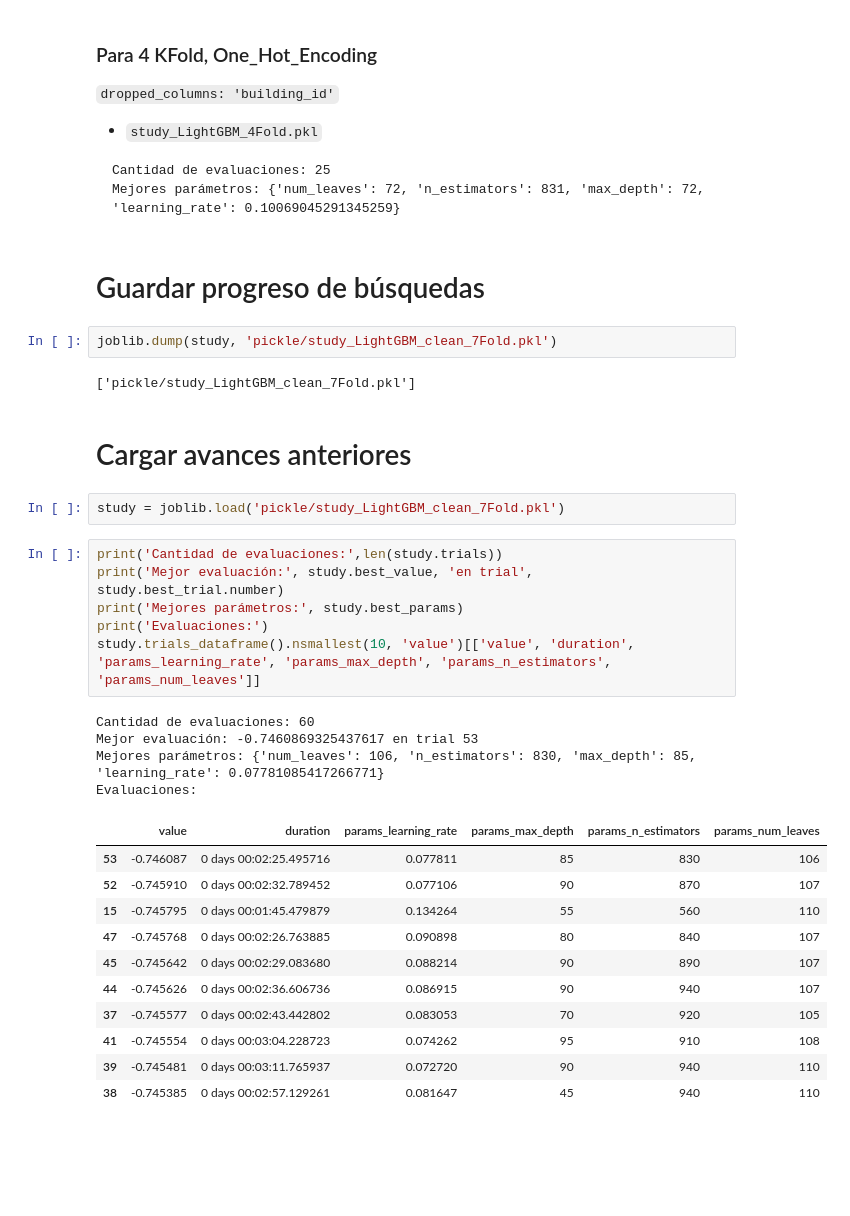
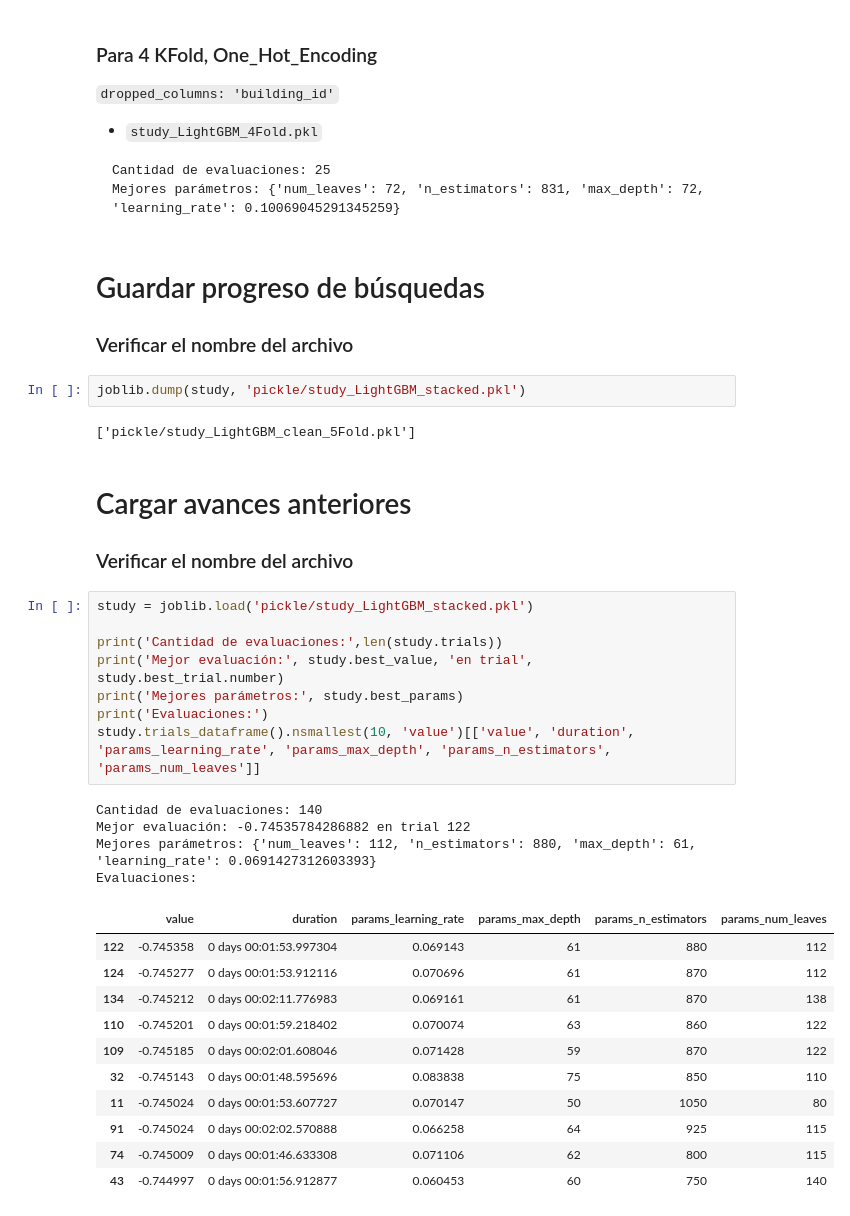
Before and after one commit to ffelfis/OrgaDatosTPs, a Jupyter notebook: TP2/LightGBM_Optuna.ipynb, the cells around one changed output. Drawn from its saved outputs; the diff is of its cells as text; blank space fills up the shorter version.

````diff
--- a/TP2/LightGBM_Optuna.ipynb
+++ b/TP2/LightGBM_Optuna.ipynb
@@ -294,33 +341,35 @@ Mejores parámetros: {'num_leaves': 72, 'n_estimators': 831, 'max_depth': 72, 'l
 ```
 # %% [markdown]
 # Guardar progreso de búsquedas
+### Verificar el nombre del archivo
 # %%
-joblib.dump(study, 'pickle/study_LightGBM_clean_7Fold.pkl')
+joblib.dump(study, 'pickle/study_LightGBM_stacked.pkl')
 # %% [output]
-['pickle/study_LightGBM_clean_7Fold.pkl']
+['pickle/study_LightGBM_clean_5Fold.pkl']
 # %% [markdown]
 # Cargar avances anteriores
+### Verificar el nombre del archivo
 # %%
-study = joblib.load('pickle/study_LightGBM_clean_7Fold.pkl')
+study = joblib.load('pickle/study_LightGBM_stacked.pkl')
+
+print('Cantidad de evaluaciones:',len(study.trials))
+print('Mejor evaluación:', study.best_value, 'en trial', study.best_trial.number)
+print('Mejores parámetros:', study.best_params)
+print('Evaluaciones:')
+study.trials_dataframe().nsmallest(10, 'value')[['value', 'duration', 'params_learning_rate', 'params_max_depth', 'params_n_estimators', 'params_num_leaves']]
+# %% [output]
+Cantidad de evaluaciones: 140
+Mejor evaluación: -0.74535784286882 en trial 122
+Mejores parámetros: {'num_leaves': 112, 'n_estimators': 880, 'max_depth': 61, 'learning_rate': 0.0691427312603393}
+Evaluaciones:
+|  | value | duration | params_learning_rate | params_max_depth | params_n_estimators | params_num_leaves |
+| 122 | -0.745358 | 0 days 00:01:53.997304 | 0.069143 | 61 | 880 | 112 |
+| 124 | -0.745277 | 0 days 00:01:53.912116 | 0.070696 | 61 | 870 | 112 |
+| 134 | -0.745212 | 0 days 00:02:11.776983 | 0.069161 | 61 | 870 | 138 |
+| 110 | -0.745201 | 0 days 00:01:59.218402 | 0.070074 | 63 | 860 | 122 |
+| 109 | -0.745185 | 0 days 00:02:01.608046 | 0.071428 | 59 | 870 | 122 |
+| 32 | -0.745143 | 0 days 00:01:48.595696 | 0.083838 | 75 | 850 | 110 |
+| 11 | -0.745024 | 0 days 00:01:53.607727 | 0.070147 | 50 | 1050 | 80 |
+| 91 | -0.745024 | 0 days 00:02:02.570888 | 0.066258 | 64 | 925 | 115 |
+| 74 | -0.745009 | 0 days 00:01:46.633308 | 0.071106 | 62 | 800 | 115 |
+| 43 | -0.744997 | 0 days 00:01:56.912877 | 0.060453 | 60 | 750 | 140 |
-# %%
-print('Cantidad de evaluaciones:',len(study.trials))
-print('Mejor evaluación:', study.best_value, 'en trial', study.best_trial.number)
-print('Mejores parámetros:', study.best_params)
-print('Evaluaciones:')
-study.trials_dataframe().nsmallest(10, 'value')[['value', 'duration', 'params_learning_rate', 'params_max_depth', 'params_n_estimators', 'params_num_leaves']]
-# %% [output]
-Cantidad de evaluaciones: 60
-Mejor evaluación: -0.7460869325437617 en trial 53
-Mejores parámetros: {'num_leaves': 106, 'n_estimators': 830, 'max_depth': 85, 'learning_rate': 0.07781085417266771}
-Evaluaciones:
-|  | value | duration | params_learning_rate | params_max_depth | params_n_estimators | params_num_leaves |
-| 53 | -0.746087 | 0 days 00:02:25.495716 | 0.077811 | 85 | 830 | 106 |
-| 52 | -0.745910 | 0 days 00:02:32.789452 | 0.077106 | 90 | 870 | 107 |
-| 15 | -0.745795 | 0 days 00:01:45.479879 | 0.134264 | 55 | 560 | 110 |
-| 47 | -0.745768 | 0 days 00:02:26.763885 | 0.090898 | 80 | 840 | 107 |
-| 45 | -0.745642 | 0 days 00:02:29.083680 | 0.088214 | 90 | 890 | 107 |
-| 44 | -0.745626 | 0 days 00:02:36.606736 | 0.086915 | 90 | 940 | 107 |
-| 37 | -0.745577 | 0 days 00:02:43.442802 | 0.083053 | 70 | 920 | 105 |
-| 41 | -0.745554 | 0 days 00:03:04.228723 | 0.074262 | 95 | 910 | 108 |
-| 39 | -0.745481 | 0 days 00:03:11.765937 | 0.072720 | 90 | 940 | 110 |
-| 38 | -0.745385 | 0 days 00:02:57.129261 | 0.081647 | 45 | 940 | 110 |
````
Also changed, not shown: parts of 11 cells of this notebook.
